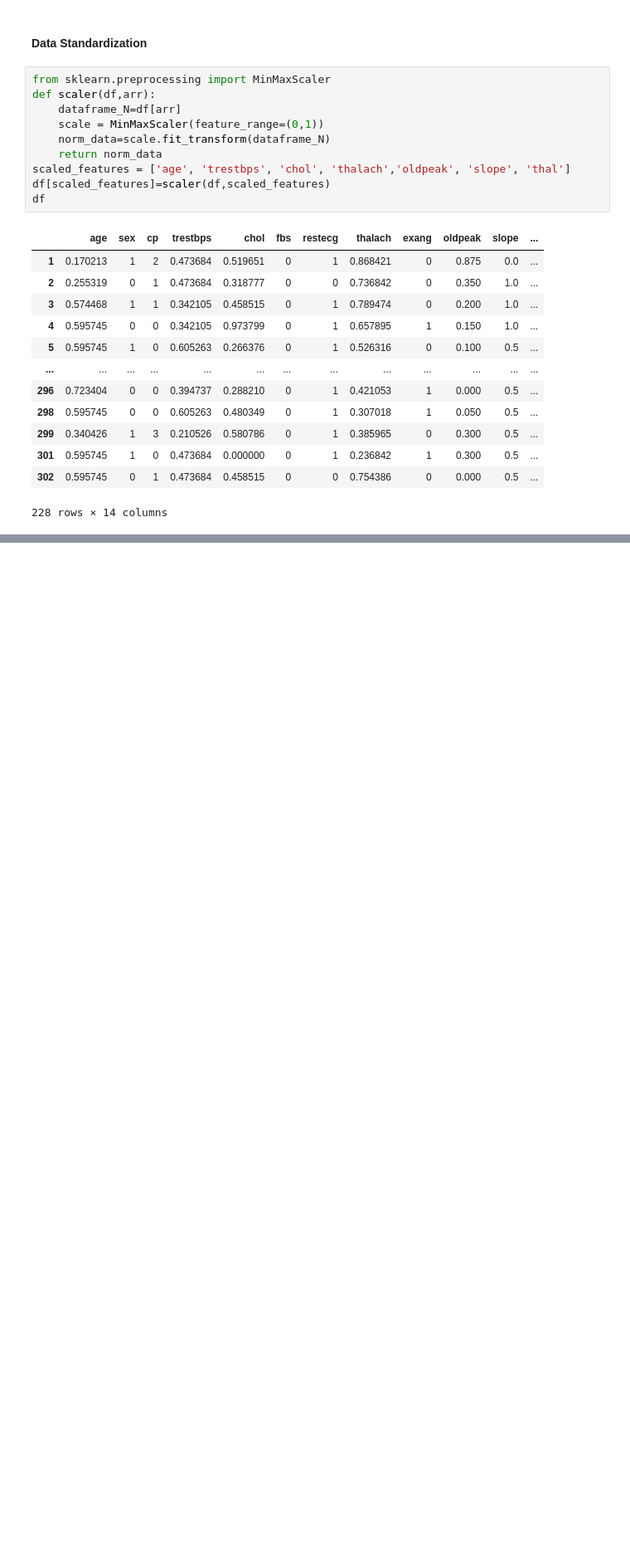
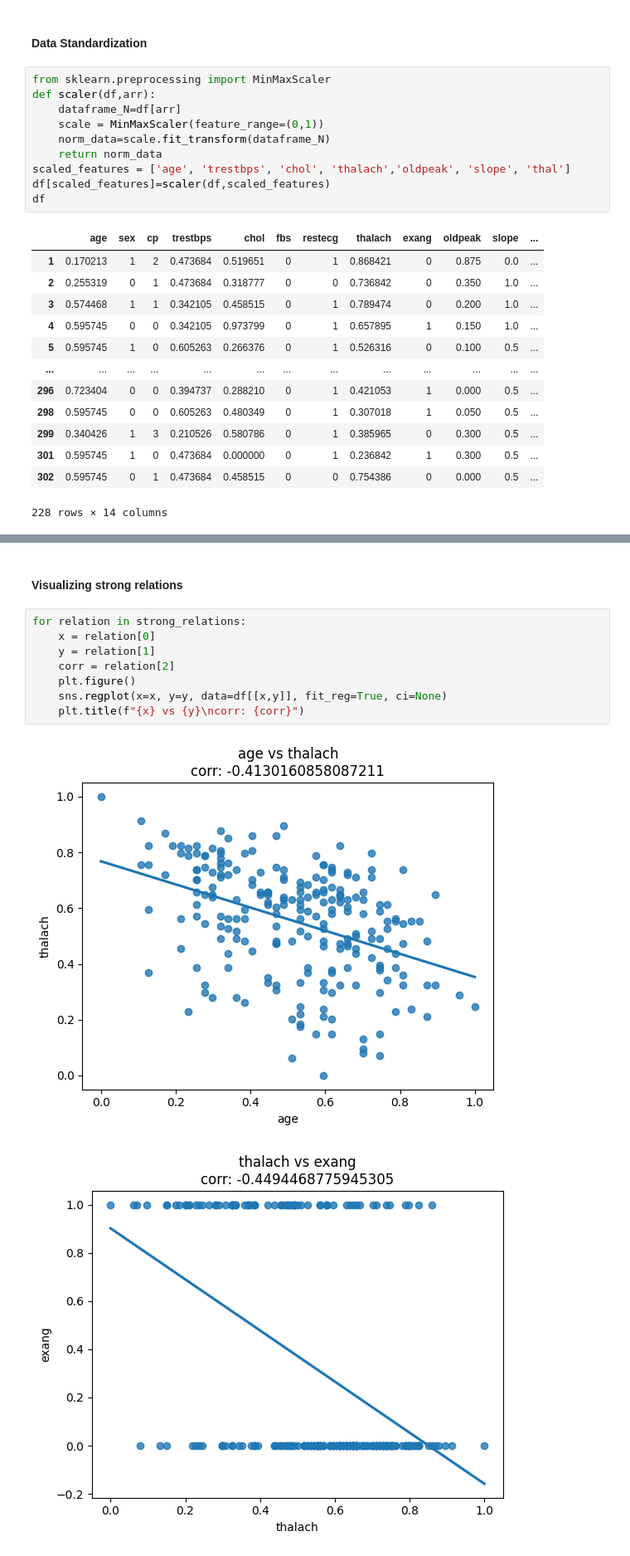
Before and after one commit to HanyaAdel/Heart-Disease-Detection, a Jupyter notebook: Preprocessing.ipynb, the cells around one changed output, grey strips where cells are left out. Shown: that part at 83% size. Drawn from its saved outputs; the diff is of its cells as text; blank space fills up the shorter version.

```diff
--- a/Preprocessing.ipynb
+++ b/Preprocessing.ipynb
@@ -134,0 +159,13 @@ df
+# %% [markdown]
+#### Visualizing strong relations
+# %%
+for relation in strong_relations:
+    x = relation[0]
+    y = relation[1]
+    corr = relation[2]
+    plt.figure()
+    sns.regplot(x=x, y=y, data=df[[x,y]], fit_reg=True, ci=None)
+    plt.title(f"{x} vs {y}\ncorr: {corr}")
+# %% [output]
+[figure, added]
+[figure, added]
```
Also changed, not shown: parts of 7 cells of this notebook.
